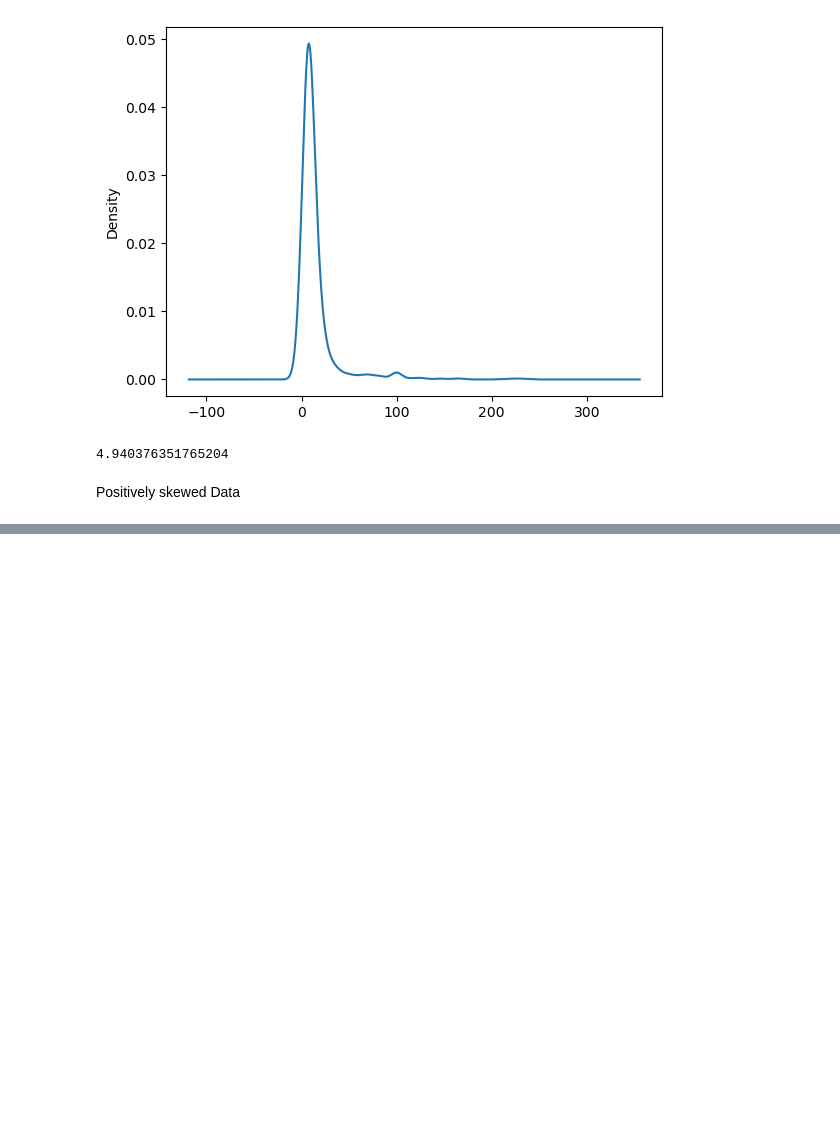
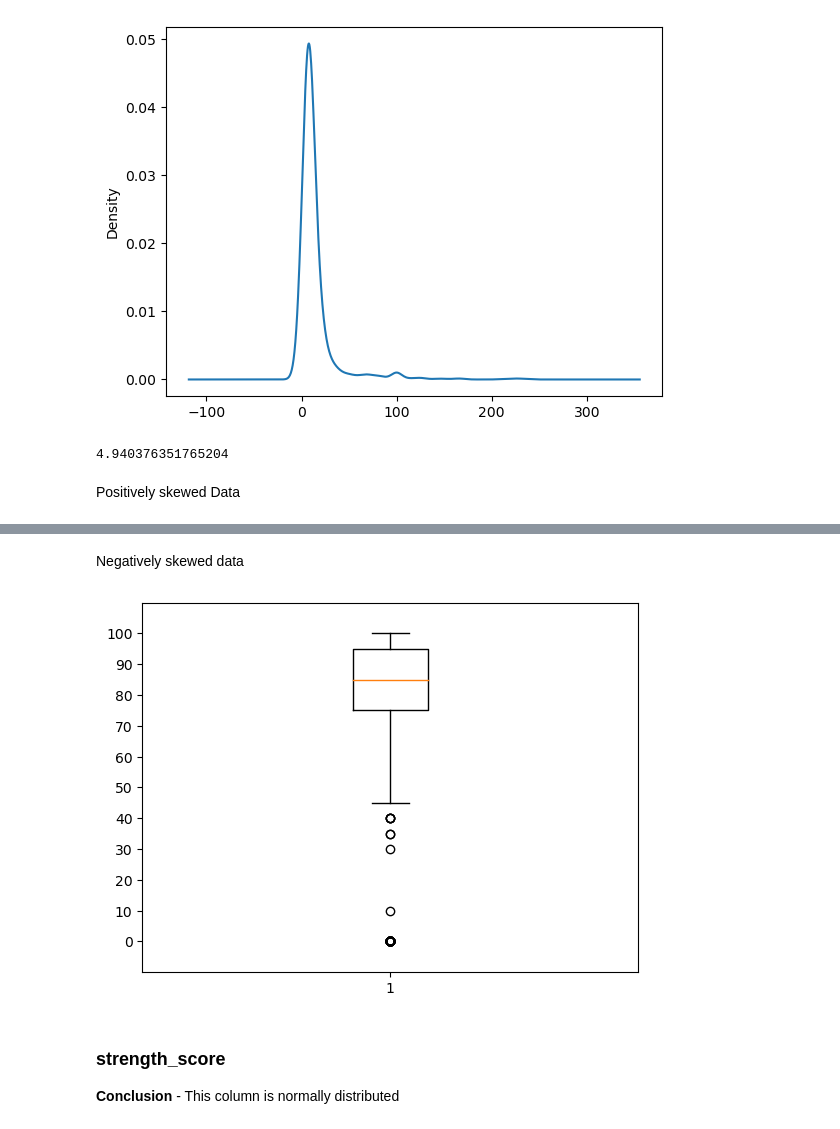
Before and after one commit to MahbubHossainFaisal/Exploratory_Data_Analysis_on_Superheroes, a Jupyter notebook: EDA/Exploratory_data_analysis.ipynb, the cells around one changed output, grey strips where cells are left out. Drawn from its saved outputs; the diff is of its cells as text; code cells hidden in the pictures; blank space fills up the shorter version.

```diff
--- a/EDA/Exploratory_data_analysis.ipynb
+++ b/EDA/Exploratory_data_analysis.ipynb
@@ -174,0 +205,14 @@ This boxplot is treating other values like out liers which are above 2
+# %% [markdown]
+Negatively skewed data
+# %%
+plt.boxplot(sups['intelligence_score'])
+
+plt.ylim(-10, 110)
+plt.yticks(range(0, 101, 10))
+plt.show()
+# %% [output]
+[figure, added]
+# %% [markdown]
+### strength_score
+
+**Conclusion** - This column is normally distributed
```
Also changed, not shown: parts of 44 cells of this notebook.
